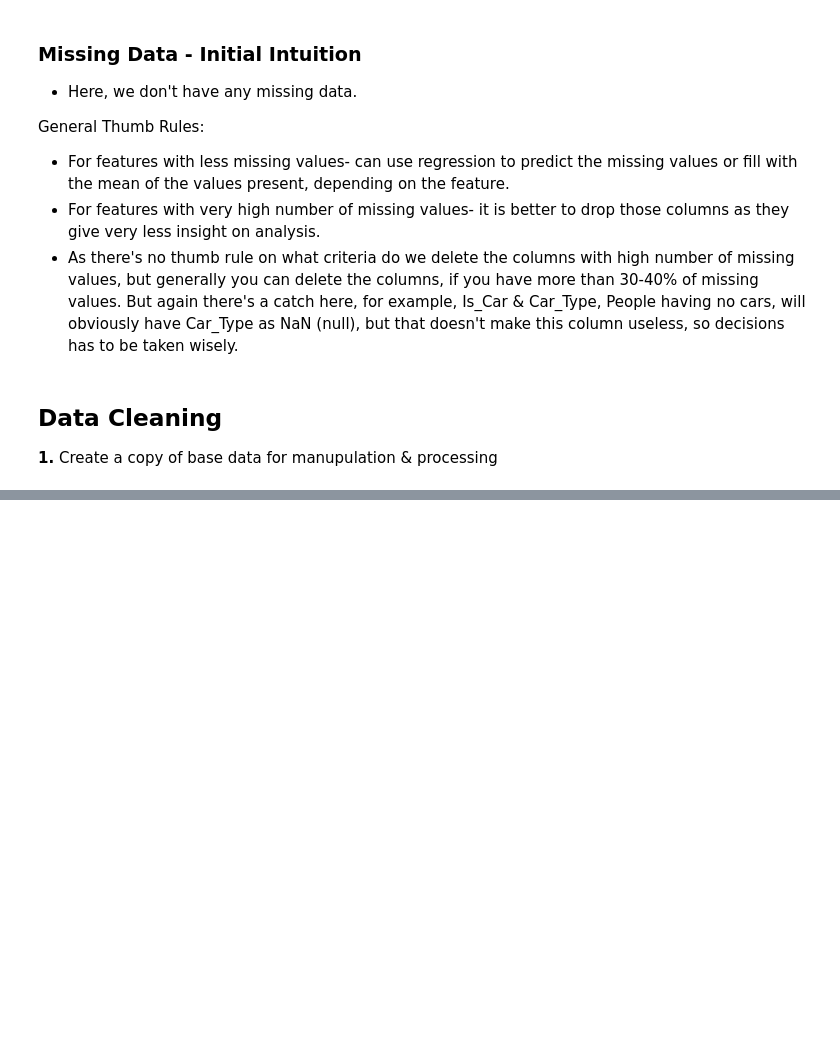
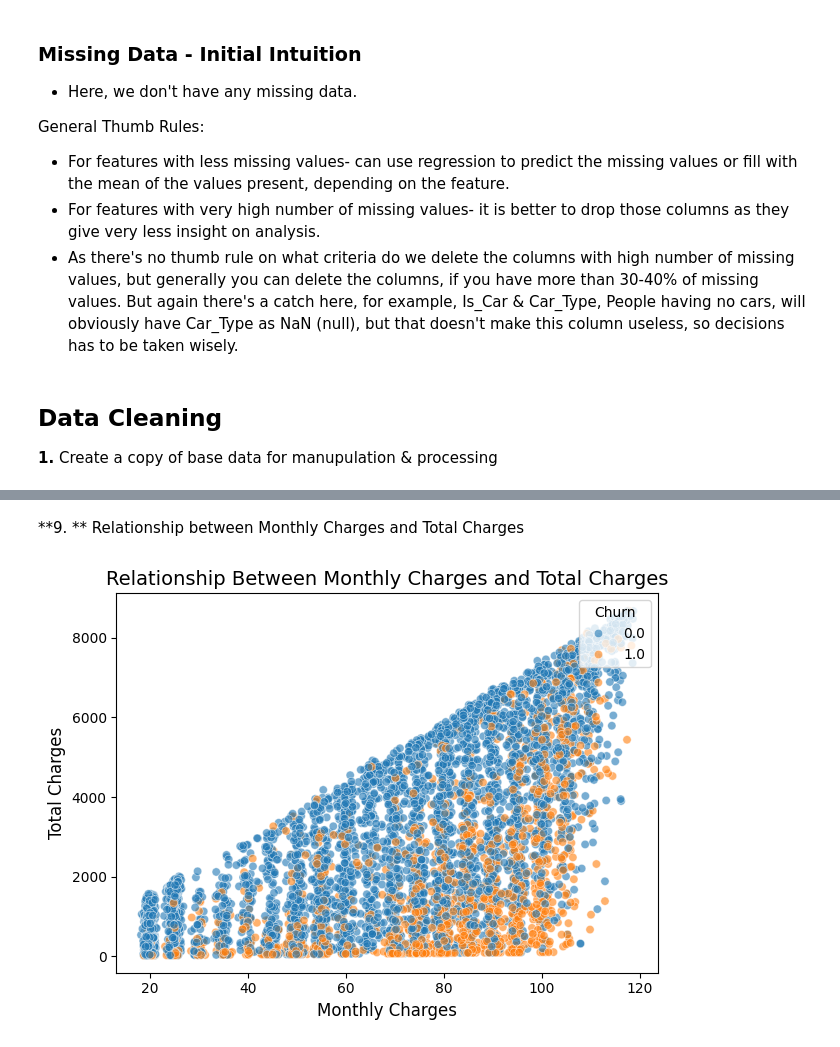
Before and after one commit to Georginh0/churn_analysis, a Jupyter notebook: notebooks/churn_analysis_EDA.ipynb, the cells around one changed output, grey strips where cells are left out. Saved outputs shown, nothing was run; the diff lists cells and outputs as text; code cells hidden in the pictures; blank space fills up the shorter version.

```diff
--- a/notebooks/churn_analysis_EDA.ipynb
+++ b/notebooks/churn_analysis_EDA.ipynb
@@ -180,0 +349,19 @@ telco_data = telco_df.copy()
+# %% [markdown]
+**9. ** Relationship between Monthly Charges and Total Charges
+# %%
+
+
+# Scatterplot with hue for Churn
+sns.scatterplot(data=cleaned_data, x='MonthlyCharges', y='TotalCharges', hue='Churn', alpha=0.6)
+
+
+plt.title("Relationship Between Monthly Charges and Total Charges", fontsize=14)
+plt.xlabel("Monthly Charges", fontsize=12)
+plt.ylabel("Total Charges", fontsize=12)
+plt.legend(title="Churn", loc="upper right")
+
+# Show the plot
+plt.tight_layout()
+plt.show()
+# %% [output]
+[figure, added]
```
Also changed, not shown: parts of 37 cells of this notebook.
